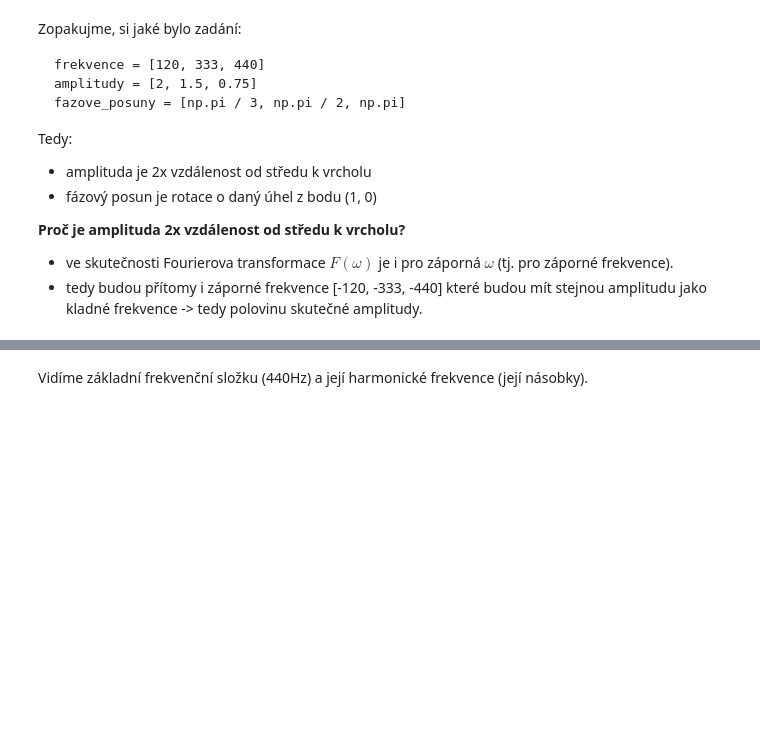
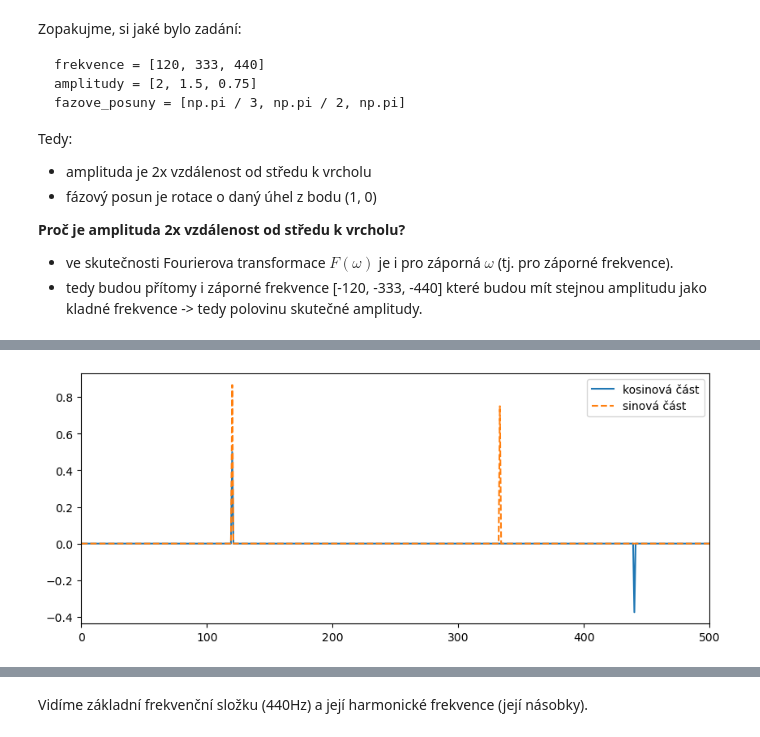
Before and after one commit to majkasadowska/SKOMAM, a Jupyter notebook: cv2/cv2.ipynb, the cells around one changed output, grey strips where cells are left out. Saved outputs shown, nothing was run; the diff lists cells and outputs as text; code cells hidden in the pictures; blank space fills up the shorter version.

```diff
--- a/cv2/cv2.ipynb
+++ b/cv2/cv2.ipynb
@@ -399,0 +456,24 @@ freq = np.arange(N//2) / N * vzorkovaci_frekvence
+# %%
+# Vypočítání DFT signálu
+N = len(signal)
+vzorkovaci_frekvence = 44100
+
+# DFT signálu (pouze první polovina)
+fft_result = np.fft.rfft(signal)
+
+# Frekvence pro každý bod DFT
+x_axis_freqs = np.fft.rfftfreq(n=N, d=1 / vzorkovaci_frekvence)
+
+# Rozdělení DFT výsledku na reálnou a imaginární složku a normalizace
+normalizace = 1 / vzorkovaci_frekvence
+kosinova_cast = fft_result.real * normalizace
+sinova_cast = fft_result.imag * normalizace
+# %%
+plt.figure(figsize=(10, 4))
+plt.plot(x_axis_freqs, kosinova_cast, label="kosinová část")
+plt.plot(x_axis_freqs, sinova_cast, label="sinová část", linestyle='dashed')
+plt.legend()
+plt.xlim(0, 500)
+plt.show()
+# %% [output]
+[figure, added]
```
Also changed, not shown: parts of 51 cells of this notebook, 4 other files.
